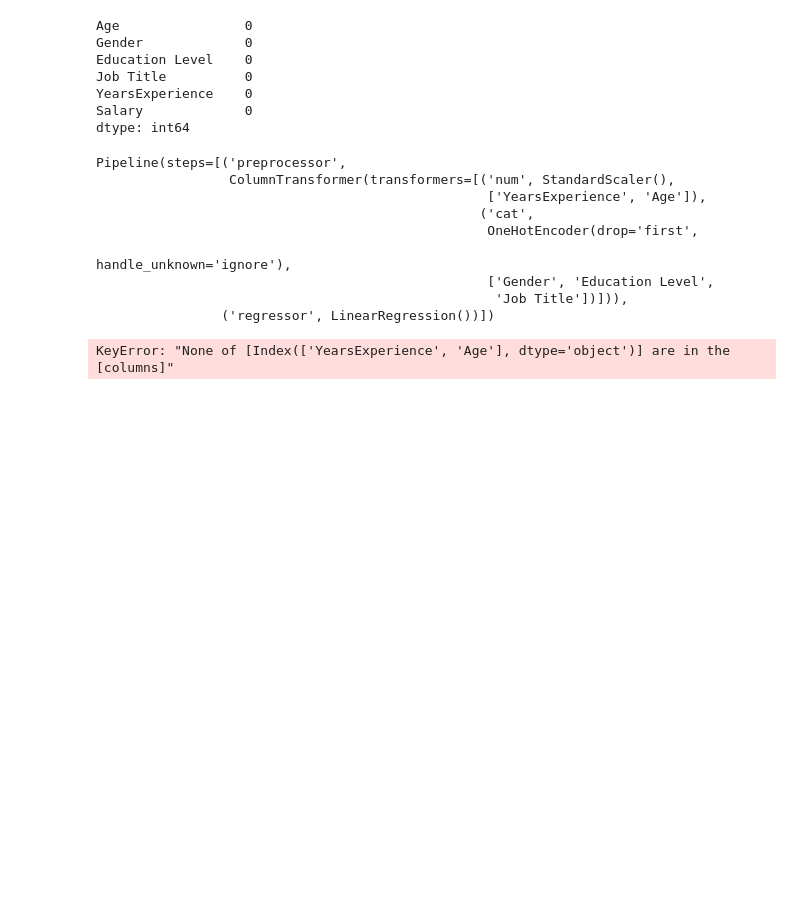
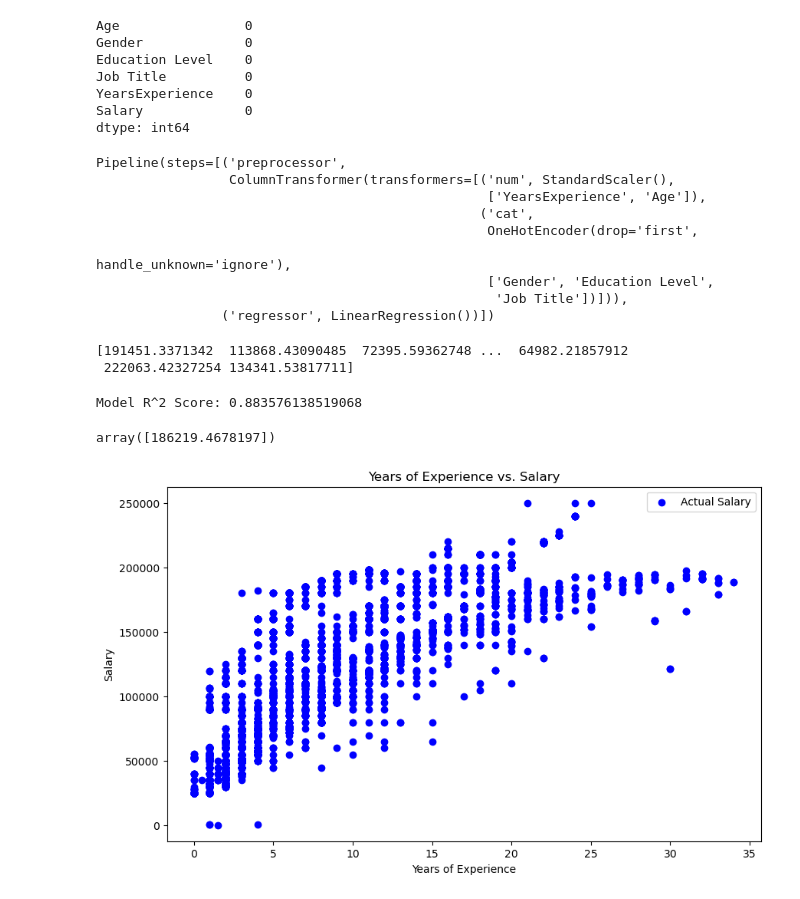
Before and after one commit to mbsj145/Salary_Linear_Regression, a Jupyter notebook: ml_02.ipynb, the cells around one changed output. Saved outputs shown, nothing was run; the diff lists cells and outputs as text; code cells hidden in the pictures; blank space fills up the shorter version.

```diff
--- a/ml_02.ipynb
+++ b/ml_02.ipynb
@@ -63,5 +63,32 @@ Pipeline(steps=[('preprocessor',
 # Make predictions on the test set
 # new_data = pd.DataFrame(X_test, columns=X)
 y_pred = pipeline.predict(X_test)
+print(y_pred)
 # %% [output]
-KeyError: "None of [Index(['YearsExperience', 'Age'], dtype='object')] are in the [columns]"
+[191451.3371342  113868.43090485  72395.59362748 ...  64982.21857912
+ 222063.42327254 134341.53817711]
+# %%
+score = r2_score(y_test, y_pred)
+print(f"Model R^2 Score: {score}")
+# %% [output]
+Model R^2 Score: 0.883576138519068
+# %%
+new_data = pd.DataFrame([[10, 35, 'Male', "Master's", 'Data Scientist']], columns=['YearsExperience', 'Age', 'Gender', 'Education Level', 'Job Title'])
+# Use the pipeline to make a prediction
+predicted_salary = pipeline.predict(new_data)
+predicted_salary
+# %% [output]
+array([186219.4678197])
+# %%
+import matplotlib.pyplot as plt
+
+# Visualize the relationship between YearsExperience and Salary
+plt.figure(figsize=(10, 6))
+plt.scatter(df['YearsExperience'], df['Salary'], color='blue', label='Actual Salary')
+plt.xlabel('Years of Experience')
+plt.ylabel('Salary')
+plt.title('Years of Experience vs. Salary')
+plt.legend()
+plt.show()
+# %% [output]
+[figure, added]
```
Also changed, not shown: parts of 1 cell of this notebook.
